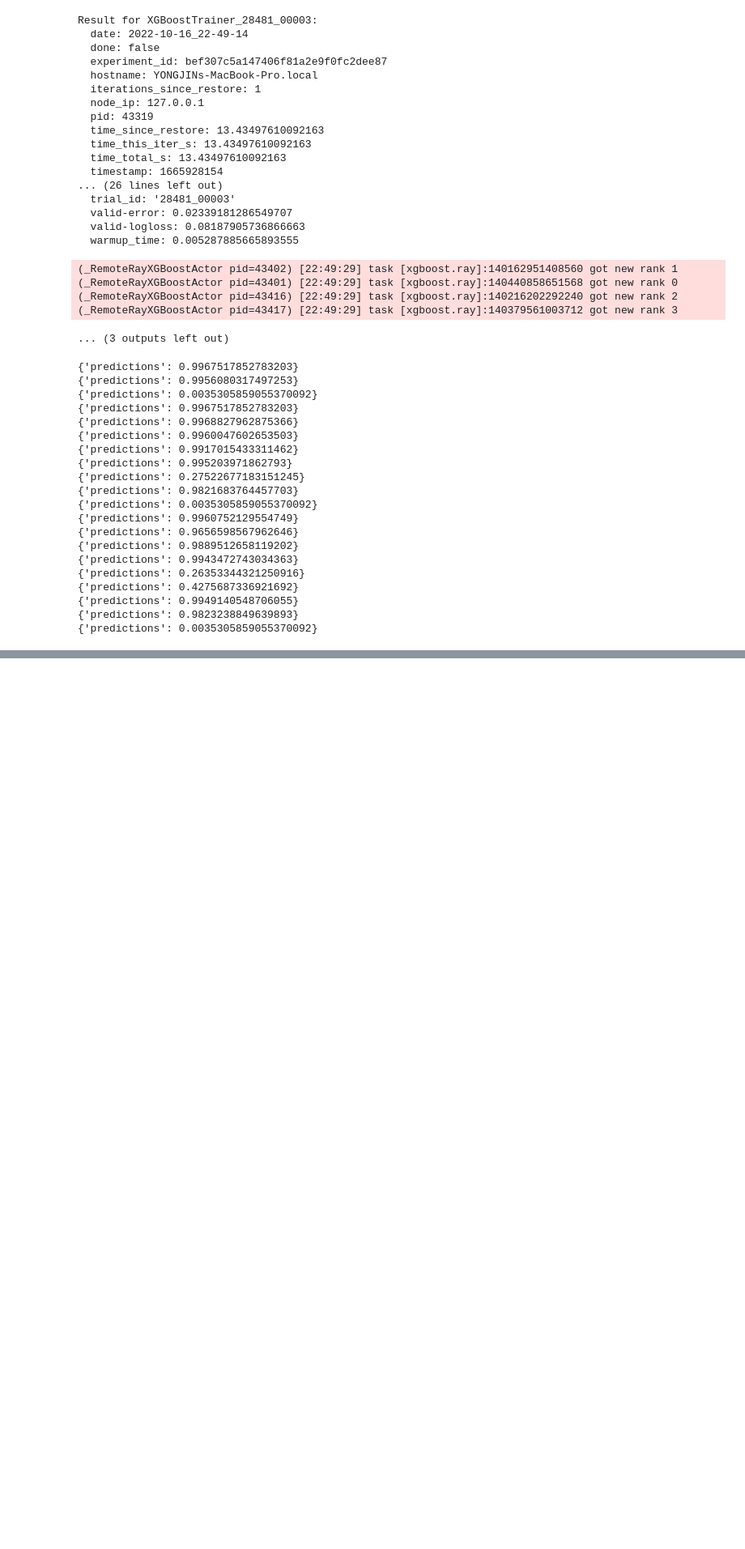
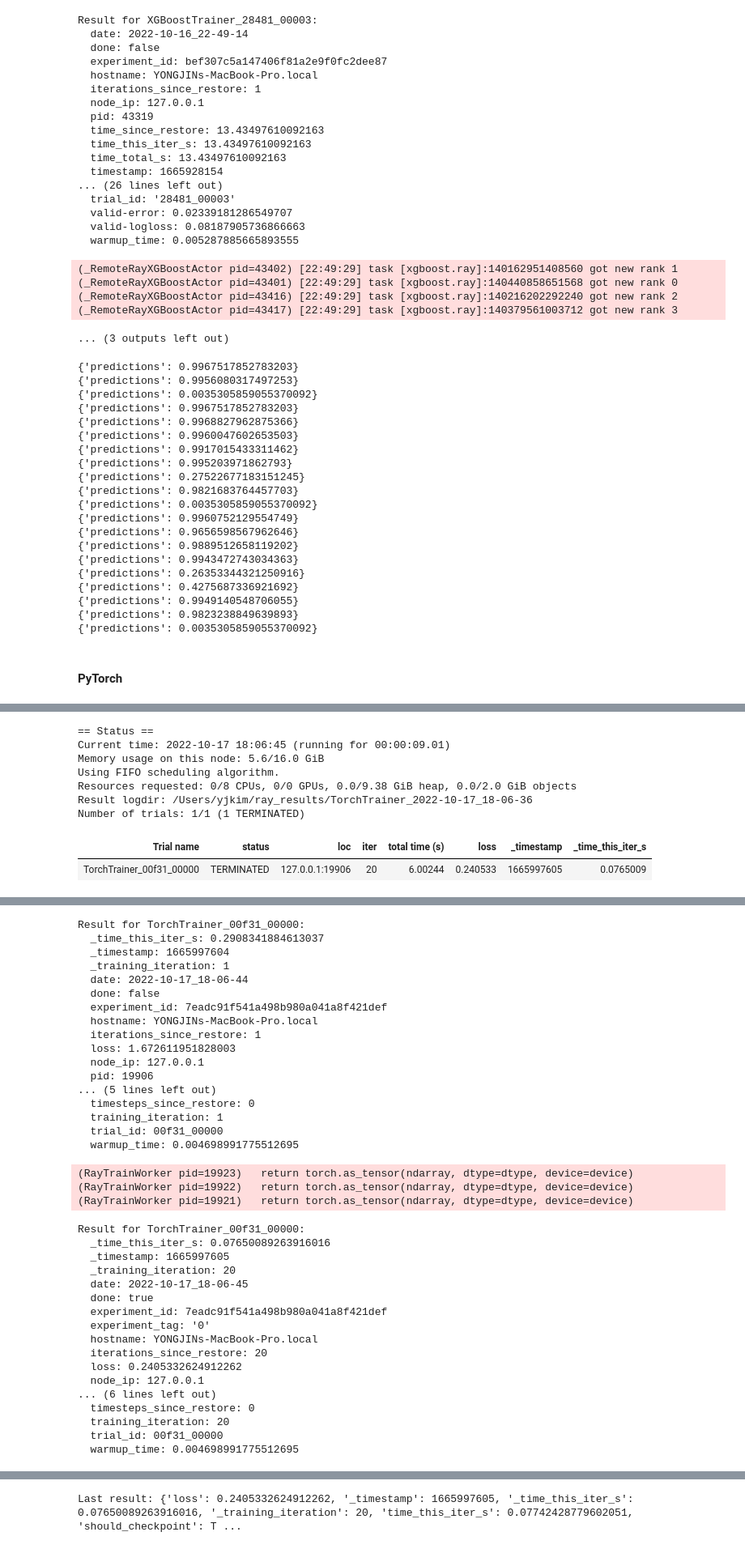
Before and after one commit to lepetitprinz/ray, a Jupyter notebook: Quick start.ipynb, the cells around one changed output, grey strips where cells are left out. Shown at 81% size. Drawn from its saved outputs; the diff is of its cells as text; code cells hidden in the pictures; blank space fills up the shorter version.

```diff
--- a/Quick start.ipynb
+++ b/Quick start.ipynb
@@ -239,3 +239,5 @@ predicted_probabilities.show()
 {'predictions': 0.9949140548706055}
 {'predictions': 0.9823238849639893}
 {'predictions': 0.0035305859055370092}
+# %% [markdown]
+#### PyTorch
@@ -241,0 +306,23 @@ predicted_probabilities.show()
+# %%
+num_features = len(train_dataset.schema().names) - 1
+
+trainer = TorchTrainer(
+    train_loop_per_worker=train_loop_per_worker,
+    train_loop_config={
+        "batch_size": 128,
+        "num_epochs": 20,
+        "num_features": num_features,
+        "lr": 0.001,
+    },
+    scaling_config=ScalingConfig(
+        num_workers=3,  # Number of workers to use for data parallelism.
+        use_gpu=False,
+        trainer_resources={"CPU": 0},  # so that the example works on Colab.
+    ),
+    datasets={"train": train_dataset},
+    preprocessor=preprocessor,
+)
+# Execute training.
+result = trainer.fit()
+print(f"Last result: {result.metrics}")
+# %% [output]
@@ -241,0 +330,9 @@ predicted_probabilities.show()
+== Status ==
+Current time: 2022-10-17 18:06:45 (running for 00:00:09.01)
+Memory usage on this node: 5.6/16.0 GiB
+Using FIFO scheduling algorithm.
+Resources requested: 0/8 CPUs, 0/0 GPUs, 0.0/9.38 GiB heap, 0.0/2.0 GiB objects
+Result logdir: /Users/yjkim/ray_results/TorchTrainer_2022-10-17_18-06-36
+Number of trials: 1/1 (1 TERMINATED)
+| Trial name | status | loc | iter | total time (s) | loss | _timestamp | _time_this_iter_s |
+| TorchTrainer_00f31_00000 | TERMINATED | 127.0.0.1:19906 | 20 | 6.00244 | 0.240533 | 1665997605 | 0.0765009 |
@@ -241,0 +342,37 @@ predicted_probabilities.show()
+Result for TorchTrainer_00f31_00000:
+  _time_this_iter_s: 0.2908341884613037
+  _timestamp: 1665997604
+  _training_iteration: 1
+  date: 2022-10-17_18-06-44
+  done: false
+  experiment_id: 7eadc91f541a498b980a041a8f421def
+  hostname: YONGJINs-MacBook-Pro.local
+  iterations_since_restore: 1
+  loss: 1.672611951828003
+  node_ip: 127.0.0.1
+  pid: 19906
+... (5 lines left out)
+  timesteps_since_restore: 0
+  training_iteration: 1
+  trial_id: 00f31_00000
+  warmup_time: 0.004698991775512695
+(RayTrainWorker pid=19923)   return torch.as_tensor(ndarray, dtype=dtype, device=device)
+(RayTrainWorker pid=19922)   return torch.as_tensor(ndarray, dtype=dtype, device=device)
+(RayTrainWorker pid=19921)   return torch.as_tensor(ndarray, dtype=dtype, device=device)
+Result for TorchTrainer_00f31_00000:
+  _time_this_iter_s: 0.07650089263916016
+  _timestamp: 1665997605
+  _training_iteration: 20
+  date: 2022-10-17_18-06-45
+  done: true
+  experiment_id: 7eadc91f541a498b980a041a8f421def
+  experiment_tag: '0'
+  hostname: YONGJINs-MacBook-Pro.local
+  iterations_since_restore: 20
+  loss: 0.2405332624912262
+  node_ip: 127.0.0.1
+... (6 lines left out)
+  timesteps_since_restore: 0
+  training_iteration: 20
+  trial_id: 00f31_00000
+  warmup_time: 0.004698991775512695
@@ -241,0 +380 @@ predicted_probabilities.show()
+Last result: {'loss': 0.2405332624912262, '_timestamp': 1665997605, '_time_this_iter_s': 0.07650089263916016, '_training_iteration': 20, 'time_this_iter_s': 0.07742428779602051, 'should_checkpoint': T ...
```
Also changed, not shown: parts of 10 cells of this notebook.
